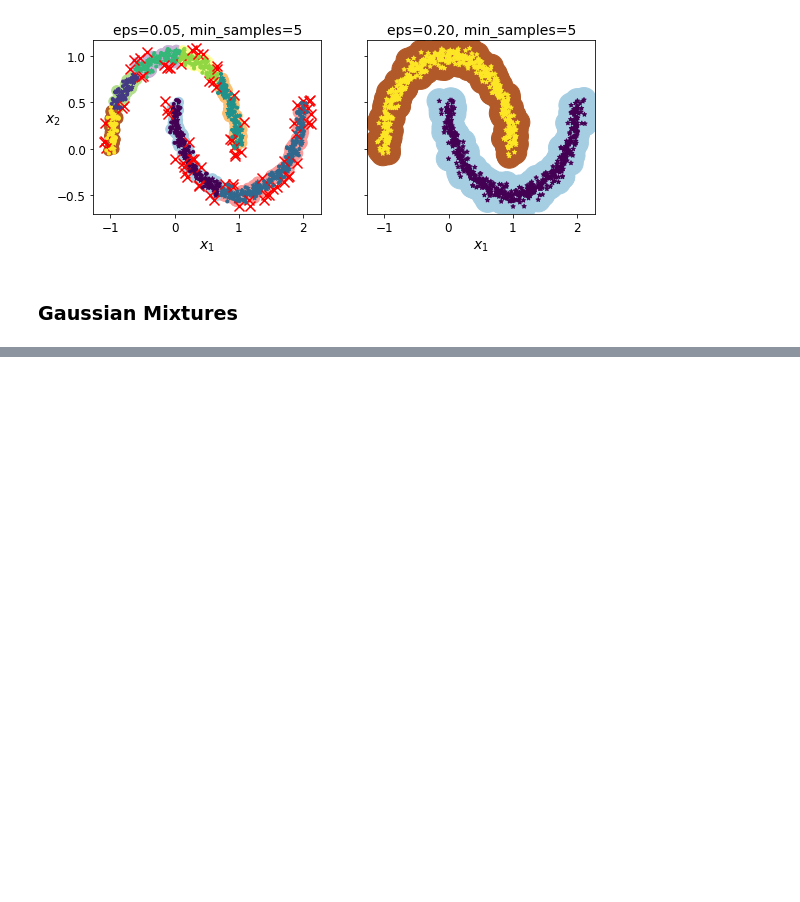
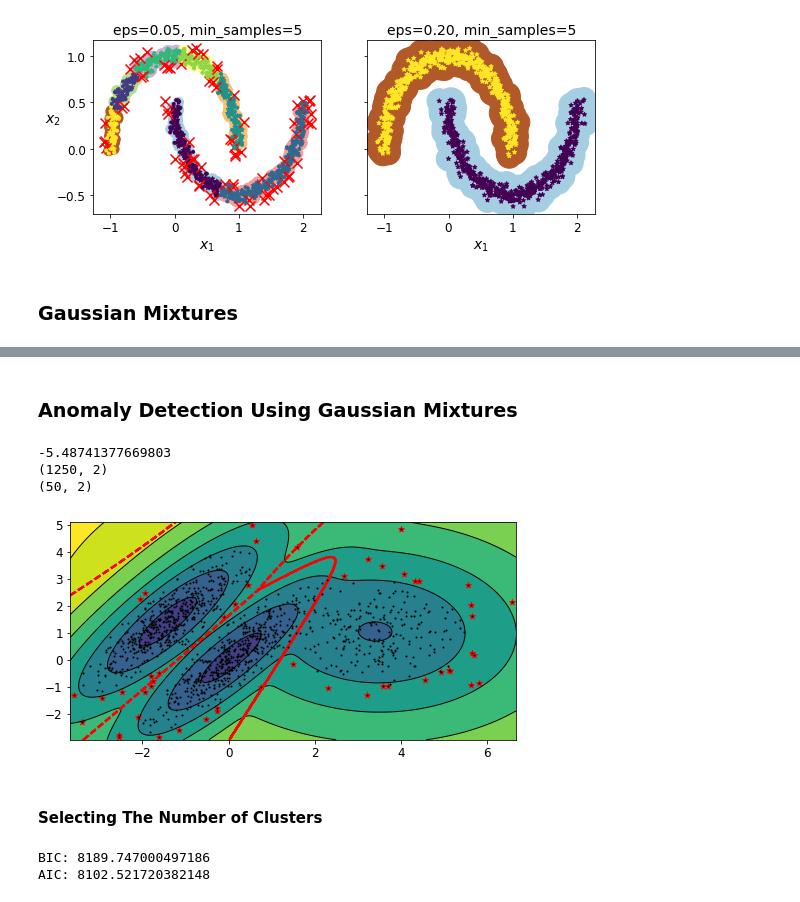
Before and after one commit to stevelorenz/programming-playground, a Jupyter notebook: machine_learning/hands_on_machine_learning_with_scikit_learn_tensorflow/09_unsupervised_learning.ipynb, the cells around one changed output, grey strips where cells are left out. Drawn from its saved outputs; the diff is of its cells as text; code cells hidden in the pictures; blank space fills up the shorter version.

```diff
--- a/machine_learning/hands_on_machine_learning_with_scikit_learn_tensorflow/09_unsupervised_learning.ipynb
+++ b/machine_learning/hands_on_machine_learning_with_scikit_learn_tensorflow/09_unsupervised_learning.ipynb
@@ -573,3 +573,10 @@ plt.show()
 [figure]
 # %% [markdown]
 ### Gaussian Mixtures
+# %%
+X1, y1 = make_blobs(n_samples=1000, centers=((4, -4), (0, 0)), random_state=42)
+X1 = X1.dot(np.array([[0.374, 0.95], [0.732, 0.598]]))
+X2, y2 = make_blobs(n_samples=250, centers=1, random_state=42)
+X2 = X2 + [6, -8]
+X = np.r_[X1, X2]
+y = np.r_[y1, y2]
@@ -575,0 +642,10 @@ plt.show()
+# %%
+resolution = 100
+
+grid = np.arange(-10, 10, 1 / resolution)
+xx, yy = np.meshgrid(grid, grid)
+X_full = np.vstack([xx.ravel(), yy.ravel()]).T
+
+pdf = np.exp(gm.score_samples(X_full))
+pdf_probas = pdf * (1 / resolution) ** 2
+print(pdf_probas.sum())
@@ -575,0 +694,33 @@ plt.show()
+# %% [markdown]
+### Anomaly Detection Using Gaussian Mixtures
+# %%
+densities = gm.score_samples(X)
+# Get the 4-th percentile of the given data
+density_threshold = np.percentile(densities, 4)
+print(density_threshold)
+anomalies = X[densities < density_threshold]
+print(X.shape)
+print(anomalies.shape)
+# %% [output]
+-5.48741377669803
+(1250, 2)
+(50, 2)
+# %%
+plt.figure(figsize=(8, 4))
+
+plot_gaussian_mixture(gm, X)
+# Plot the anomalies with 4% percentile
+plt.scatter(anomalies[:, 0], anomalies[:, 1], color="r", marker="*")
+plt.ylim(top=5.1)
+
+plt.show()
+# %% [output]
+[figure, added]
+# %% [markdown]
+#### Selecting The Number of Clusters
+# %%
+print("BIC: {}".format(gm.bic(X)))
+print("AIC: {}".format(gm.aic(X)))
+# %% [output]
+BIC: 8189.747000497186
+AIC: 8102.521720382148
```
Also changed, not shown: parts of 15 cells of this notebook.
